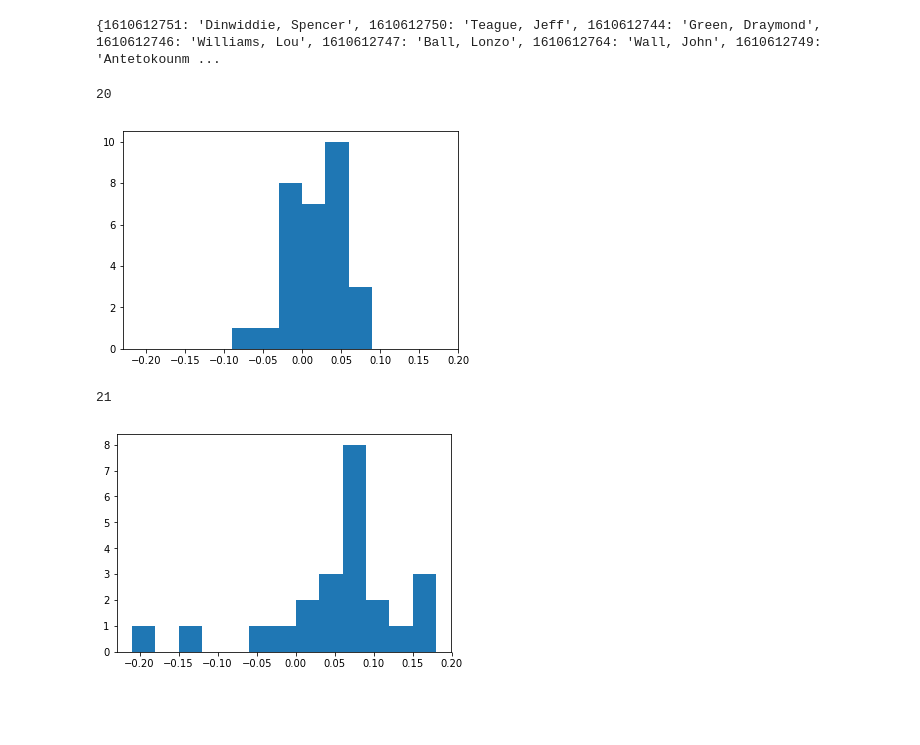
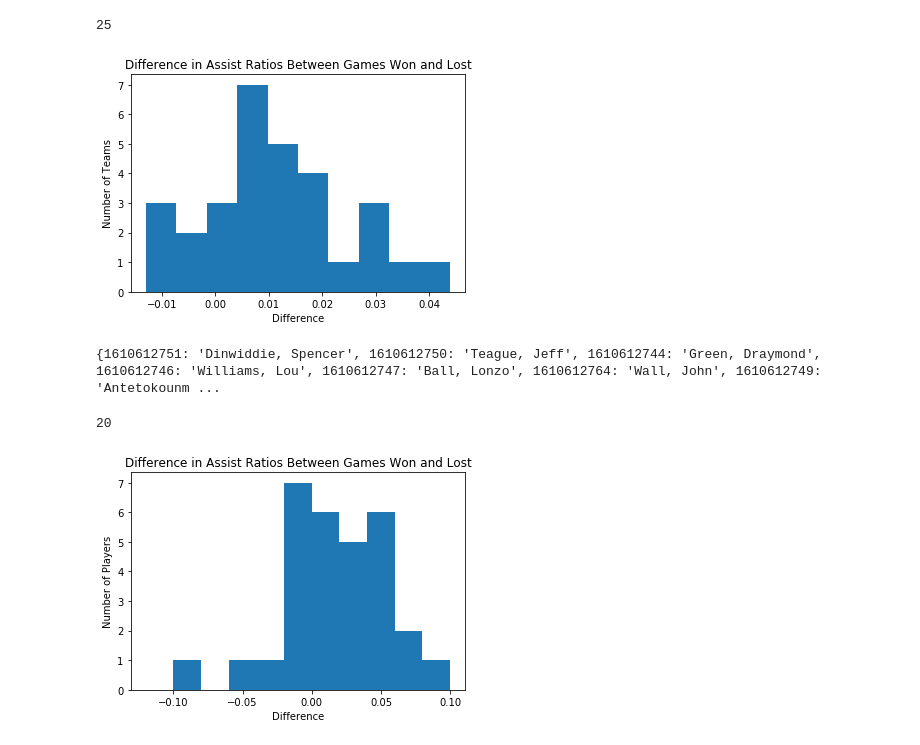
Before and after one commit to rrnarayan1/nba-passing-analysis, a Jupyter notebook: assist-ratios.ipynb, the cells around one changed output. Drawn from its saved outputs; the diff is of its cells as text; code cells hidden in the pictures; blank space fills up the shorter version.

Commit message:
added more images

```diff
--- a/assist-ratios.ipynb
+++ b/assist-ratios.ipynb
@@ -125,3 +124,24 @@ def assist_ratios_player_win_loss(player_id):
     d_medi = np.median(ratios_w)-np.median(ratios_l)
     d_max = np.max(ratios_w)-np.max(ratios_l)
     return d_mean, d_medi, d_max
+# %%
+means = []
+medians = []
+maxs = []
+for player in players:
+    player_id = players[player]
+    try:
+        d_mean, d_median, d_max = assist_ratios_player_win_loss(player_id)
+        means.append(d_mean)
+        medians.append(d_median)
+        maxs.append(d_max)
+    except:
+        i = 1
+
+print(len([l for l in means if l > 0])/len(means))
+plt.title("Difference in Assist Ratios Between Games Won and Lost")
+plt.ylabel("Number of Players")
+plt.xlabel("Difference")
+plt.hist(means, bins=np.arange(-0.21,0.21,0.03))
+plt.savefig("out/assist-ratios-all.png")
+plt.show()
@@ -128,3 +151,44 @@ def assist_ratios_player_win_loss(player_id):
+# %%
+means = {}
+medians = {}
+maxs = {}
+for team in franchises:
+    team_id = franchises[team]
+    means[team_id] = []
+    medians[team_id] = []
+    maxs[team_id] = []
+
+for player in players:
+    player_id = players[player]
+    team_id = teams[player_id]
+    if(team_id == 0):
+        continue
+    try:
+        d_mean, d_median, d_max = assist_ratios_player_win_loss(player_id)
+        means[team_id].append(d_mean)
+        medians[team_id].append(d_median)
+        maxs[team_id].append(d_max)
+    except:
+        i = 1
+
+means_mean = []
+medians_mean = []
+maxs_mean = []
+
+for team in means:
+    means_mean.append(np.mean(means[team]))
+    medians_mean.append(np.mean(medians[team]))
+    maxs_mean.append(np.mean(maxs[team]))
+
+print(len([l for l in means_mean if l > 0]))
+plt.hist(means_mean)
+plt.title("Difference in Assist Ratios Between Games Won and Lost")
+plt.ylabel("Number of Teams")
+plt.xlabel("Difference")
+plt.savefig("out/assist-ratios-teams.png")
+# %% [output]
+25
+[figure, added]
 # %%
 most_passes = {}
 passing_players = {}
@@ -132,6 +196,7 @@ for team in franchises:
     team_id = franchises[team]
     most_passes[team_id] = 0
     passing_players[team_id] = ""
+    assists[team_id] = 0
 
 for player in players:
     player_id = players[player]
@@ -152,28 +217,29 @@ for player in players:
         passing_players[team_id] = player
 
 print(passing_players)
+#for team_id in passing_players:
+#    print(most_passes[team_id] / assists[team_id])
 # %% [output]
 {1610612751: 'Dinwiddie, Spencer', 1610612750: 'Teague, Jeff', 1610612744: 'Green, Draymond', 1610612746: 'Williams, Lou', 1610612747: 'Ball, Lonzo', 1610612764: 'Wall, John', 1610612749: 'Antetokounm ...
 # %%
 means = []
 medians = []
 maxs = []
 for player in list(passing_players.values()):
     player_id = players[player]
     d_mean, d_median, d_max = assist_ratios_player_win_loss(player_id)
     means.append(d_mean)
     medians.append(d_median)
     maxs.append(d_max)
 
 print(len([l for l in means if l > 0]))
-plt.hist(means, bins=np.arange(-0.21,0.21,0.03))
+plt.hist(means, bins=np.arange(-0.12,0.12,0.02))
+plt.title("Difference in Assist Ratios Between Games Won and Lost")
+plt.ylabel("Number of Players")
+plt.xlabel("Difference")
+plt.savefig("out/assist-ratios-top-players.png")
 plt.show()
-print(len([l for l in maxs if l > 0]))
-plt.hist(maxs, bins=np.arange(-0.21,0.21,0.03))
-plt.show()
 # %% [output]
 20
-[figure, old version]
+[figure, new version]
-21
-[figure, removed]
 # %%
```
Also changed, not shown: parts of 5 cells of this notebook, 10 other files.
